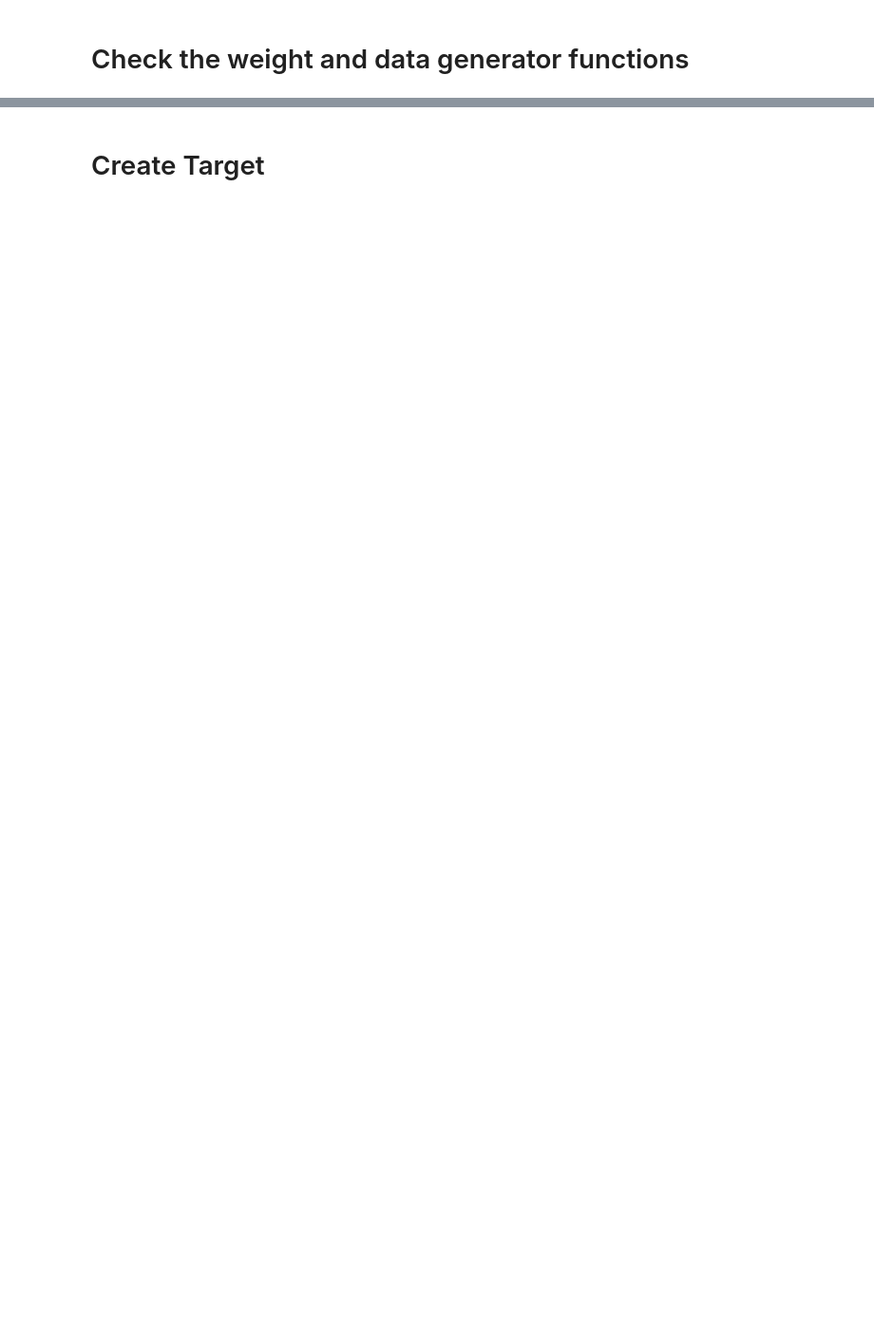
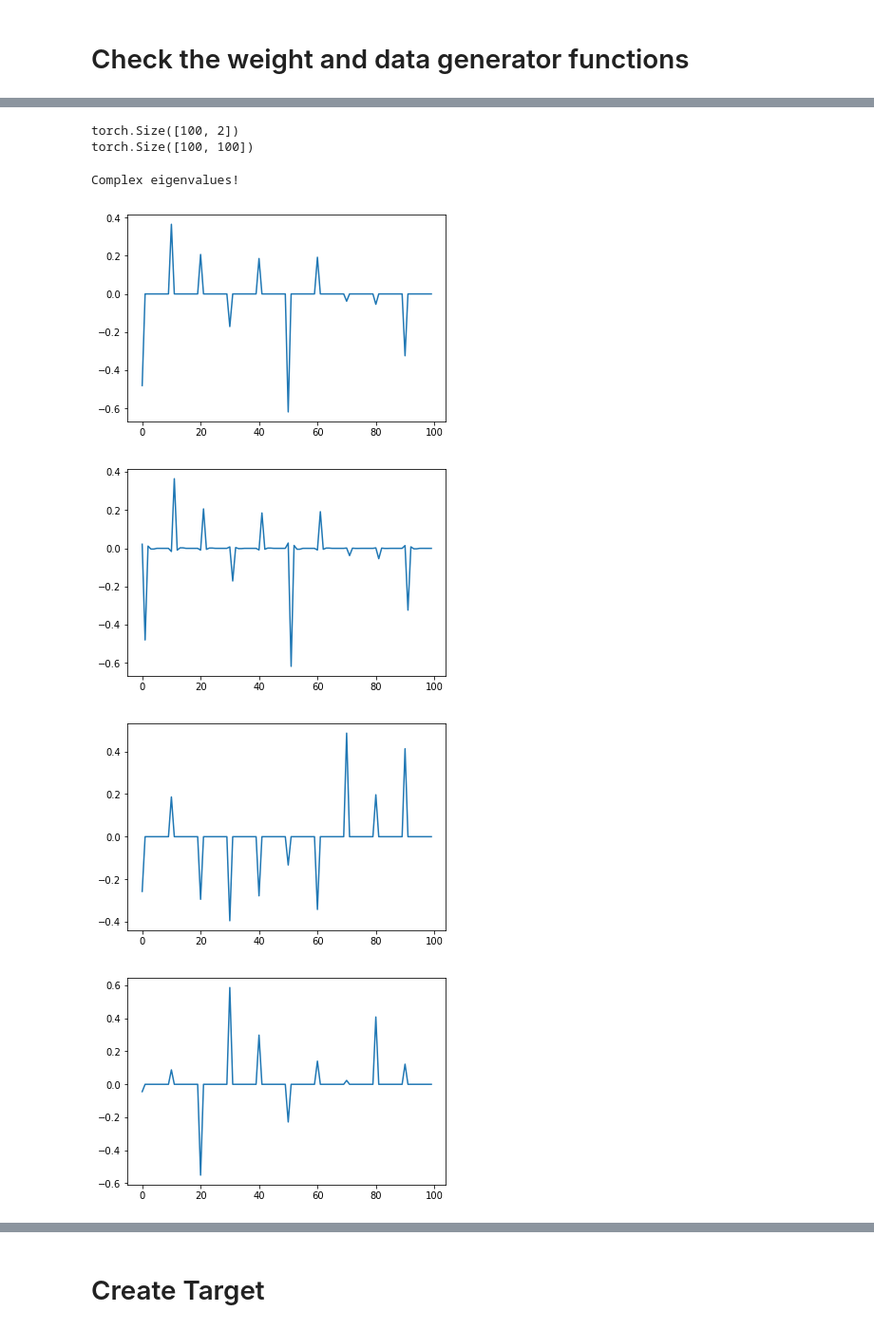
Before and after one commit to Sriram-Ravula/Sine_DIP, a Jupyter notebook: LinReg_TransposedConv.ipynb, the cells around one changed output, grey strips where cells are left out. Shown at 95% size. Cells and saved outputs as stored; diff of their text form; code cells hidden in the pictures; blank space fills up the shorter version.

```diff
--- a/LinReg_TransposedConv.ipynb
+++ b/LinReg_TransposedConv.ipynb
@@ -92,7 +92,7 @@ def get_n(filt_len, in_len, stride):
 #generate a weight vector made by concatenating nc vectors of length f vertically, initiliazed with N(0,1) weights
 def gen_weights(f, nc, cuda):
     weights = torch.zeros((f*nc))
-    weights.data.normal_(0, 1)
+    #weights.data.normal_(0, 1)*(1/math.sqrt(f*nc))
 
     if(cuda):
         weights = weights.cuda()
@@ -102,7 +102,7 @@ def gen_weights(f, nc, cuda):
 #generate a single strided block of latent input - contains k N(0,1) entries with (s-1) zeros between each entry
 def gen_z_block(k, s, cuda):
     z = torch.zeros(k)
-    z.data.normal_(0, 1)
+    z.data.normal_(0, 1)*(1/math.sqrt(k))
 
     if(cuda):
         z = z.cuda()
@@ -216,0 +225,39 @@ print(Z)
+# %%
+X = torch.zeros((f*nc, f*nc))
+#X = torch.zeros((n, n))
+if(CUDA):
+    X = X.cuda()
+
+X[:,:] = torch.matmul(Z.t(), Z)
+#X[:,:] = torch.matmul(Z, Z.t())
+
+evals, evecs = torch.eig(X, eigenvectors=True)
+
+#evals is (f*nc,2) with reals on first col and imaginary on second col (evecs[0] = evecs[0,0] + ievecs[0,1])
+#evecs is (f*nc,f*nc) with evecs in the columns
+print(evals.shape)
+print(evecs.shape)
+
+#print(evals)
+# %% [output]
+torch.Size([100, 2])
+torch.Size([100, 100])
+# %%
+all_reals = torch.nonzero(evals[:,1]).squeeze()
+
+if (list(all_reals.shape)[0] != 0):
+    print("Complex eigenvalues!")
+else:
+    print("NO complex eigenvalues!")
+# %% [output]
+Complex eigenvalues!
+# %%
+for i in range (10):
+    plt.figure()
+    plt.plot(range(f*nc), evecs.cpu().numpy()[:,i])#, marker = '*', linestyle='None')
+    plt.show()
+# %% [output]
+[figure, added]
+[figure, added]
+[figure, added]
+[figure, added]
```
Also changed, not shown: parts of 14 cells of this notebook.
